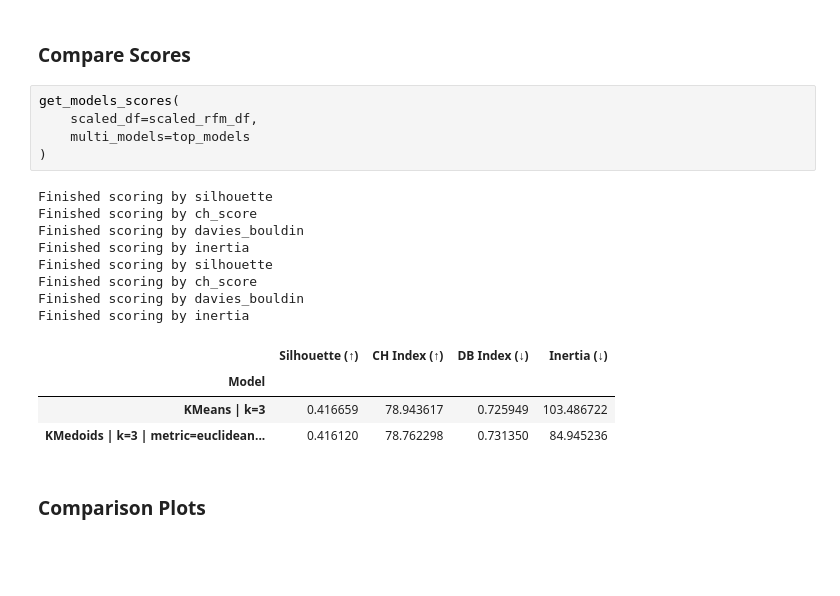
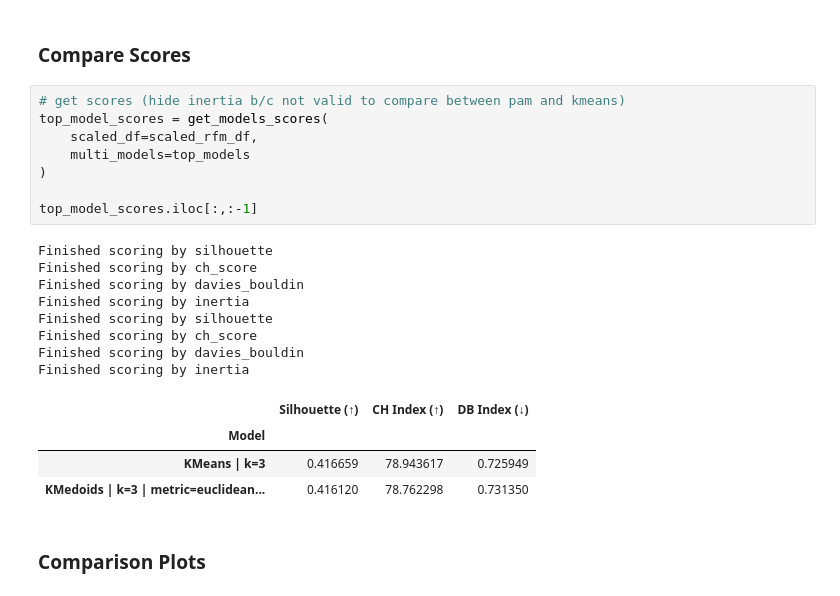
Before and after one commit to brianna-mitri/vehicle-sales-analysis, a Jupyter notebook: analysis/rfm_modeling.ipynb, the cells around one changed output. Drawn from its saved outputs; the diff is of its cells as text; blank space fills up the shorter version.

```diff
--- a/analysis/rfm_modeling.ipynb
+++ b/analysis/rfm_modeling.ipynb
@@ -1393,24 +1409,27 @@ KMedoids(init='k-medoids++', method='pam', n_clusters=3, random_state=42)
 ## Compare both models
 # %% [markdown]
 ### Compare Scores
-# %%
-get_models_scores(
-    scaled_df=scaled_rfm_df,
-    multi_models=top_models
-)
-# %% [output]
-Finished scoring by silhouette
-Finished scoring by ch_score
-Finished scoring by davies_bouldin
-Finished scoring by inertia
-Finished scoring by silhouette
-Finished scoring by ch_score
-Finished scoring by davies_bouldin
-Finished scoring by inertia
-|  | Silhouette (↑) | CH Index (↑) | DB Index (↓) | Inertia (↓) |
-| Model |  |  |  |  |
-| KMeans | k=3 | 0.416659 | 78.943617 | 0.725949 | 103.486722 |
-| KMedoids | k=3 | metric=euclidean... | 0.416120 | 78.762298 | 0.731350 | 84.945236 |
+# %%
+# get scores (hide inertia b/c not valid to compare between pam and kmeans)
+top_model_scores = get_models_scores(
+    scaled_df=scaled_rfm_df,
+    multi_models=top_models
+)
+
+top_model_scores.iloc[:,:-1]
+# %% [output]
+Finished scoring by silhouette
+Finished scoring by ch_score
+Finished scoring by davies_bouldin
+Finished scoring by inertia
+Finished scoring by silhouette
+Finished scoring by ch_score
+Finished scoring by davies_bouldin
+Finished scoring by inertia
+|  | Silhouette (↑) | CH Index (↑) | DB Index (↓) |
+| Model |  |  |  |
+| KMeans | k=3 | 0.416659 | 78.943617 | 0.725949 |
+| KMedoids | k=3 | metric=euclidean... | 0.416120 | 78.762298 | 0.731350 |
 # %% [markdown]
 ### Comparison Plots
 # %% [markdown]
```
Also changed, not shown: parts of 18 cells of this notebook.
